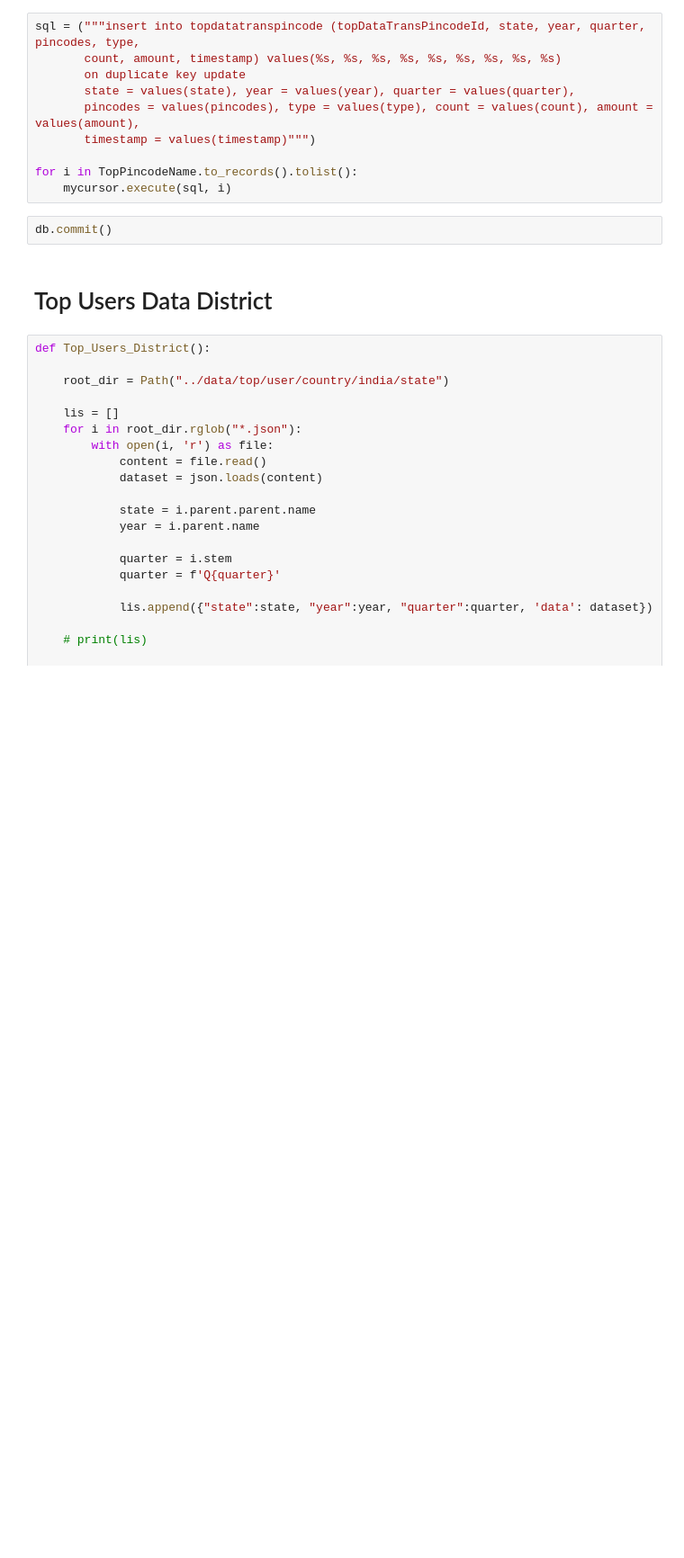
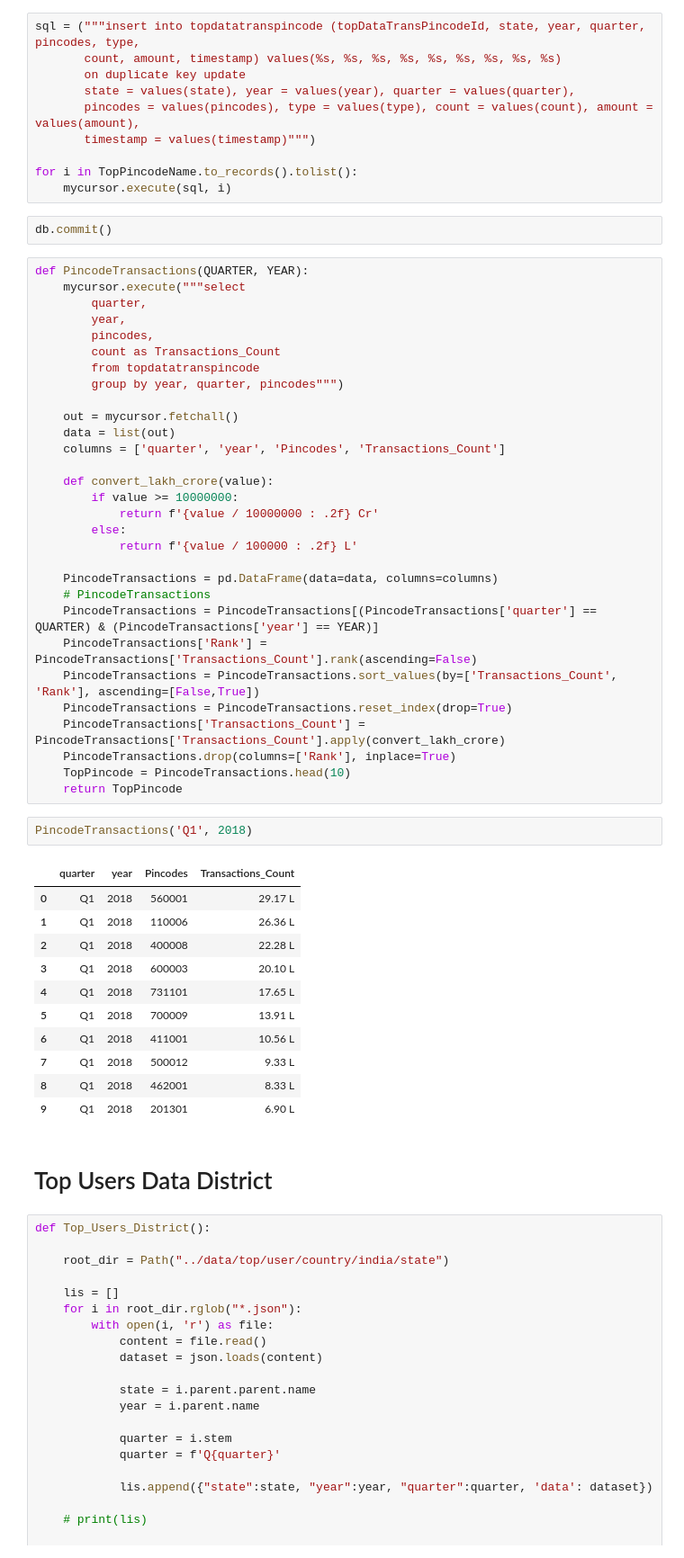
Before and after one commit to balajibala123/pulse, a Jupyter notebook: srccode/top.ipynb, the cells around one changed output. Shown: that part at 90% size. Saved outputs shown, nothing was run; the diff lists cells and outputs as text; blank space fills up the shorter version.

```diff
--- a/srccode/top.ipynb
+++ b/srccode/top.ipynb
@@ -178,6 +221,50 @@ for i in TopPincodeName.to_records().tolist():
     mycursor.execute(sql, i)
 # %%
 db.commit()
+# %%
+def PincodeTransactions(QUARTER, YEAR):
+    mycursor.execute("""select
+        quarter,
+        year,
+        pincodes,
+        count as Transactions_Count
+        from topdatatranspincode
+        group by year, quarter, pincodes""")
+
+    out = mycursor.fetchall()
+    data = list(out)
+    columns = ['quarter', 'year', 'Pincodes', 'Transactions_Count']
+
+    def convert_lakh_crore(value):
+        if value >= 10000000:
+            return f'{value / 10000000 : .2f} Cr'
+        else:
+            return f'{value / 100000 : .2f} L'
+
+    PincodeTransactions = pd.DataFrame(data=data, columns=columns)
+    # PincodeTransactions
+    PincodeTransactions = PincodeTransactions[(PincodeTransactions['quarter'] == QUARTER) & (PincodeTransactions['year'] == YEAR)]
+    PincodeTransactions['Rank'] = PincodeTransactions['Transactions_Count'].rank(ascending=False)
+    PincodeTransactions = PincodeTransactions.sort_values(by=['Transactions_Count', 'Rank'], ascending=[False,True])
+    PincodeTransactions = PincodeTransactions.reset_index(drop=True)
+    PincodeTransactions['Transactions_Count'] = PincodeTransactions['Transactions_Count'].apply(convert_lakh_crore)
+    PincodeTransactions.drop(columns=['Rank'], inplace=True)
+    TopPincode = PincodeTransactions.head(10)
+    return TopPincode
+# %%
+PincodeTransactions('Q1', 2018)
+# %% [output]
+|  | quarter | year | Pincodes | Transactions_Count |
+| 0 | Q1 | 2018 | 560001 | 29.17 L |
+| 1 | Q1 | 2018 | 110006 | 26.36 L |
+| 2 | Q1 | 2018 | 400008 | 22.28 L |
+| 3 | Q1 | 2018 | 600003 | 20.10 L |
+| 4 | Q1 | 2018 | 731101 | 17.65 L |
+| 5 | Q1 | 2018 | 700009 | 13.91 L |
+| 6 | Q1 | 2018 | 411001 | 10.56 L |
+| 7 | Q1 | 2018 | 500012 | 9.33 L |
+| 8 | Q1 | 2018 | 462001 | 8.33 L |
+| 9 | Q1 | 2018 | 201301 | 6.90 L |
 # %% [markdown]
 # Top Users Data District
 # %%
```
Also changed, not shown: parts of 6 cells of this notebook, 5 other files.
